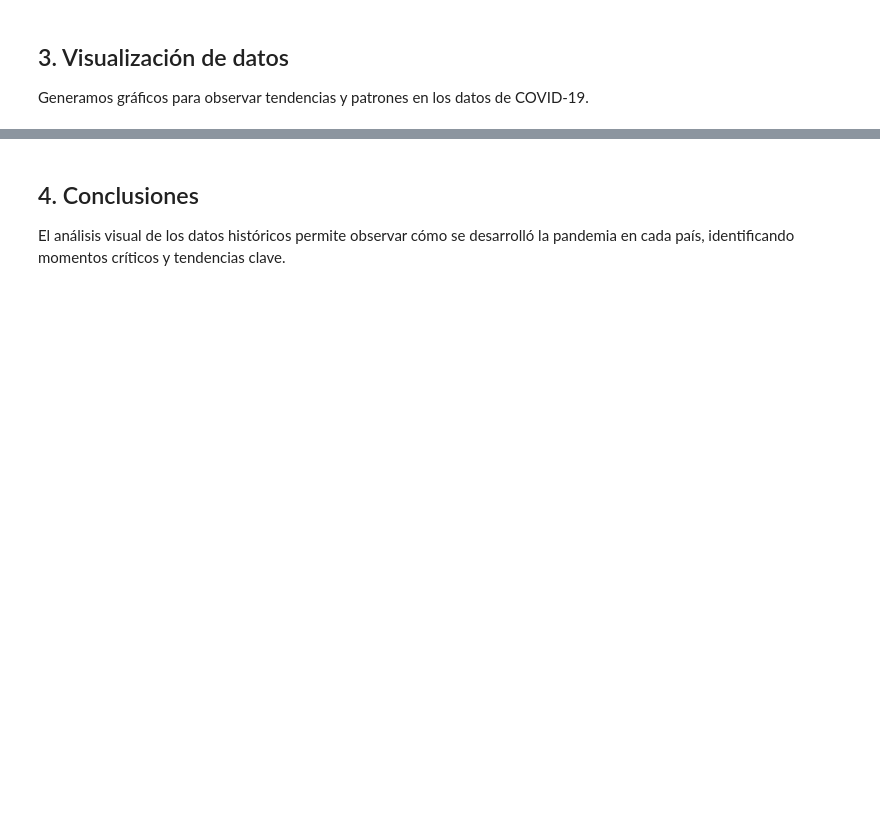
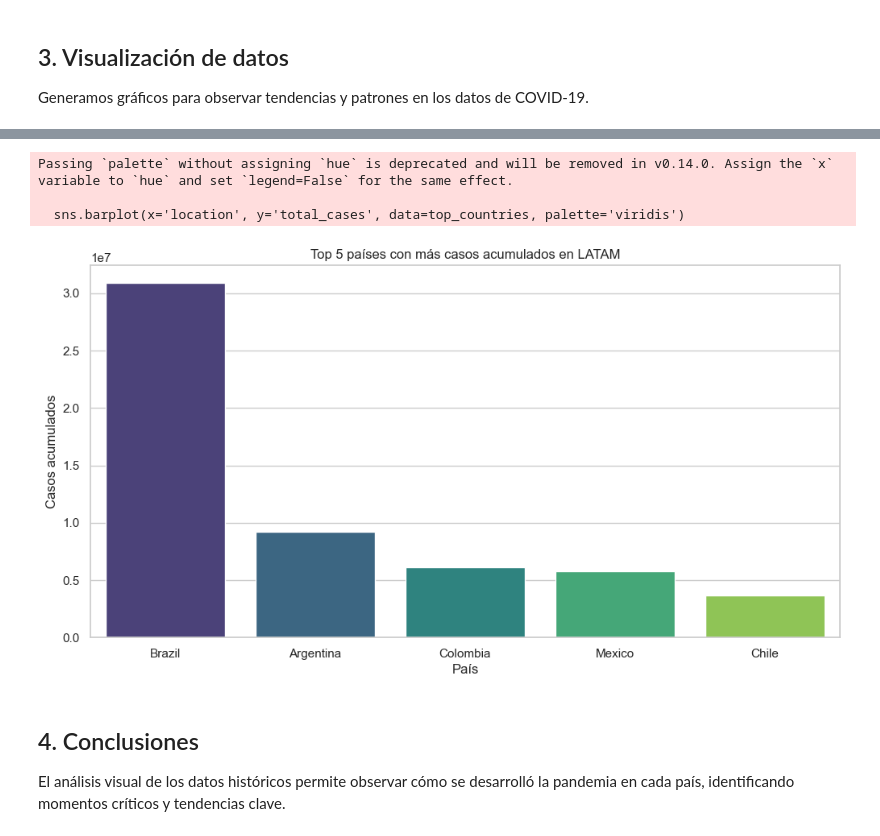
Before and after one commit to FrankYesid/Ruta_aprendizaje_2025, a Jupyter notebook: 01-Visualización de Datos/Proyecto 3/Narrativa_COVID_LATAM.ipynb, the cells around one changed output, grey strips where cells are left out. Cells and saved outputs as stored; diff of their text form; code cells hidden in the pictures; blank space fills up the shorter version.

```diff
--- a/01-Visualización de Datos/Proyecto 3/Narrativa_COVID_LATAM.ipynb
+++ b/01-Visualización de Datos/Proyecto 3/Narrativa_COVID_LATAM.ipynb
@@ -75,3 +145,19 @@ plt.show()
+# %%
+# Gráfico 3: Comparativa entre países (top 5 casos acumulados)
+latest_data = data_raw.groupby('location').max(numeric_only=True).reset_index()
+top_countries = latest_data.nlargest(5, 'total_cases')
+
+plt.figure()
+sns.barplot(x='location', y='total_cases', data=top_countries, palette='viridis')
+plt.xlabel('País')
+plt.ylabel('Casos acumulados')
+plt.title('Top 5 países con más casos acumulados en LATAM')
+plt.show()
+# %% [output]
+Passing `palette` without assigning `hue` is deprecated and will be removed in v0.14.0. Assign the `x` variable to `hue` and set `legend=False` for the same effect.
+
+  sns.barplot(x='location', y='total_cases', data=top_countries, palette='viridis')
+[figure, added]
 # %% [markdown]
 ## 4. Conclusiones
 El análisis visual de los datos históricos permite observar cómo se desarrolló la pandemia en cada país, identificando momentos críticos y tendencias clave.
```
Also changed, not shown: parts of 7 cells of this notebook.
